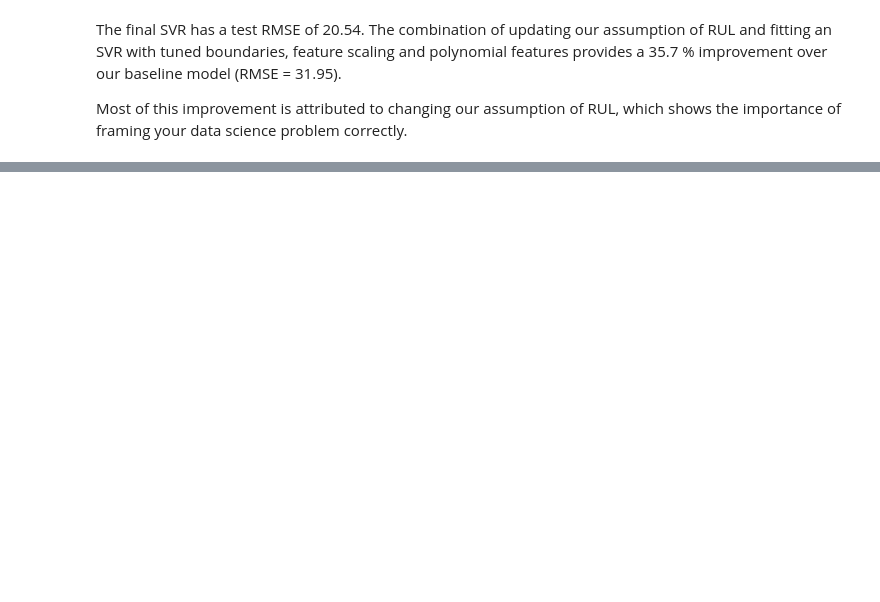
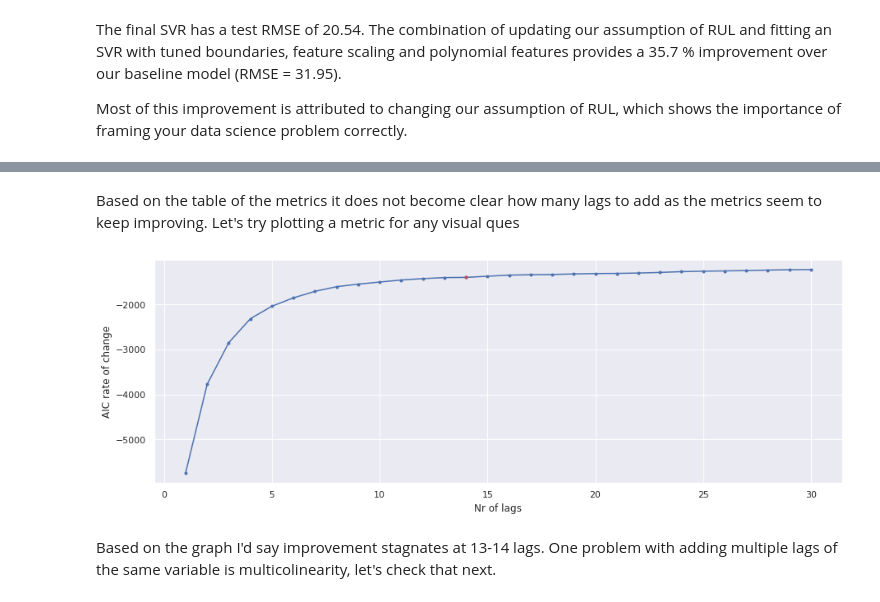
Before and after one commit to omkar-salunke/Physics_informed_neural_network, a Jupyter notebook: RUL_turbofan.ipynb, the cells around one changed output, grey strips where cells are left out. Saved outputs shown, nothing was run; the diff lists cells and outputs as text; code cells hidden in the pictures; blank space fills up the shorter version.

```diff
--- a/RUL_turbofan.ipynb
+++ b/RUL_turbofan.ipynb
@@ -584,0 +789,9 @@ Most of this improvement is attributed to changing our assumption of RUL, which
+# %%
+# Now lets create a function for adding multiple laggs
+def add_lagged_variables(df_input, nr_of_lags, columns):
+    df = df_input.copy()
+    for i in range(nr_of_lags):
+        lagged_columns = [col + '_lag_{}'.format(i+1) for col in columns]
+        df[lagged_columns] = df.groupby('unit_nr')[columns].shift(i+1)
+    df.dropna(inplace=True)
+    return df
@@ -584,0 +962,6 @@ Most of this improvement is attributed to changing our assumption of RUL, which
+# %%
+# Apply what we have untill now
+
+# make all remaining sensors stationary per unit_nr
+intermediate_df = train.drop(drop_labels, axis=1)
+intermediate_df = make_stationary(intermediate_df, remaining_sensors)
@@ -584,0 +991,20 @@ Most of this improvement is attributed to changing our assumption of RUL, which
+# %%
+
+# add lags and evaluate models to find optimal lag length
+import statsmodels.api as sm
+
+metrics = pd.DataFrame(columns=['rmse', 'AIC', 'BIC'])
+nr_of_lags = 30
+for i in range(0, nr_of_lags+1):
+    X_train = add_lagged_variables(intermediate_df, i, remaining_sensors)
+    X_train = X_train.drop(index_names, axis=1)
+    y_train = X_train.pop('RUL')
+
+    model = sm.OLS(y_train, sm.add_constant(X_train.values))
+    result = model.fit()
+
+    metrics = metrics.append(pd.DataFrame(data=[[np.sqrt(result.mse_resid), round(result.aic,2), round(result.bic,2)]],
+                               columns=['rmse', 'AIC', 'BIC']),
+                               ignore_index = True)
+
+display(metrics)
@@ -584,0 +1029,19 @@ Most of this improvement is attributed to changing our assumption of RUL, which
+# %% [markdown]
+
+Based on the table of the metrics it does not become clear how many lags to add as the metrics seem to keep improving.
+Let's try plotting a metric for any visual ques
+# %%
+
+plt.figure(figsize=(15,5))
+plt.plot(metrics['AIC'].diff(), marker='.')  # plot the difference to see where it flattens out
+plt.plot(14, metrics['AIC'].diff()[14], '.r')
+plt.xlabel("Nr of lags")
+plt.ylabel("AIC rate of change")
+plt.show()
+plt.close()
+# %% [output]
+[figure, added]
+# %% [markdown]
+
+Based on the graph I'd say improvement stagnates at 13-14 lags.
+One problem with adding multiple lags of the same variable is multicolinearity, let's check that next.
```
Also changed, not shown: parts of 103 cells of this notebook.
